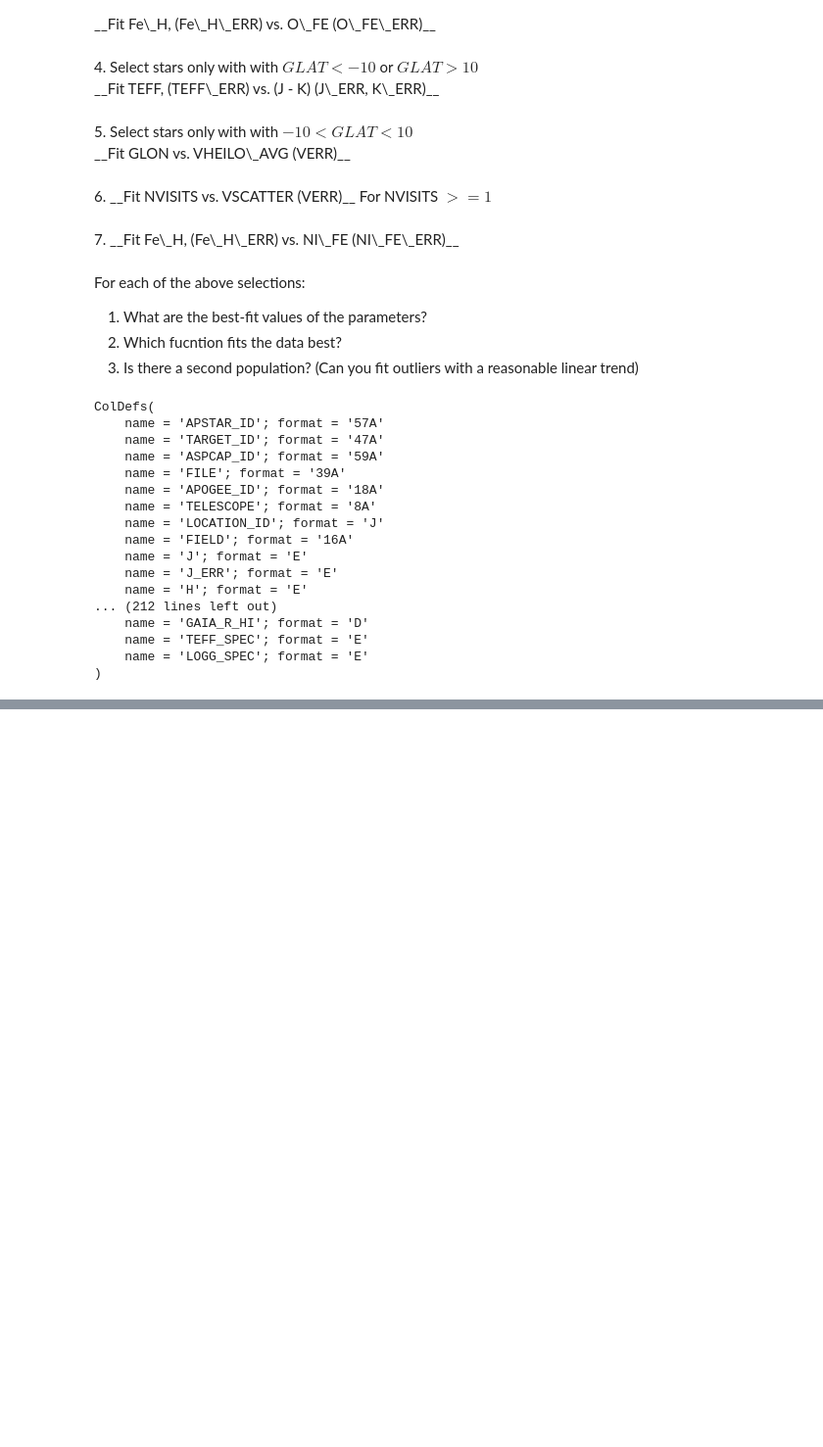
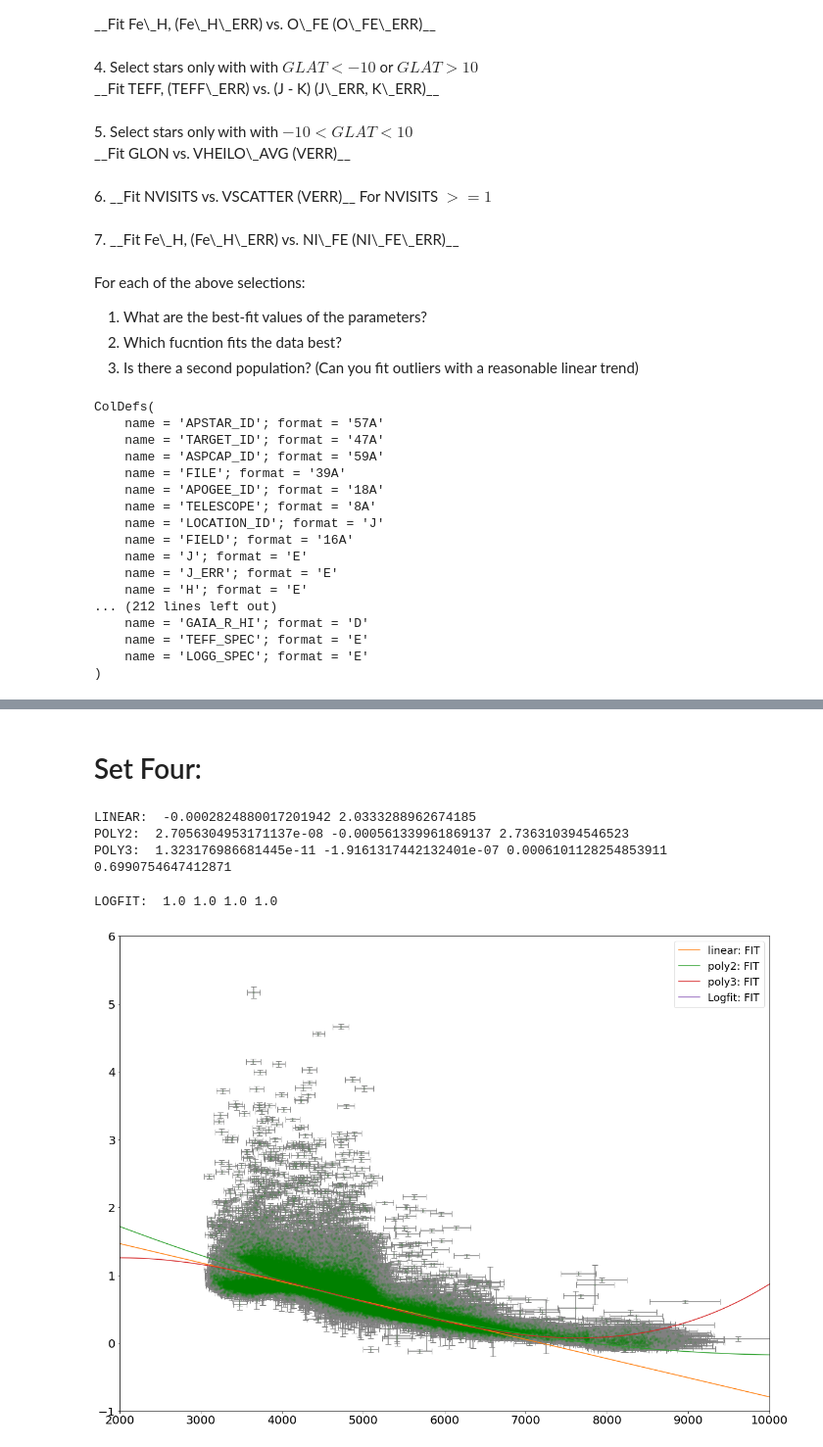
Before and after one commit to Firsttimecoding/Github-PHYS20323, a Jupyter notebook: homework/Week11_HWb.ipynb, the cells around one changed output, grey strips where cells are left out. Shown at 98% size. Saved outputs shown, nothing was run; the diff lists cells and outputs as text; code cells hidden in the pictures; blank space fills up the shorter version.

```diff
--- a/homework/Week11_HWb.ipynb
+++ b/homework/Week11_HWb.ipynb
@@ -314,0 +403,80 @@ LOGFIT:  3.173854545711559 0.003613912184213251 -7.459944546136172 -4.7612370169
+# %% [markdown]
+# Set Four:
+# %%
+## create combined error for J - K:
+
+JK = star['J'] - star['K']
+JK_ERR = np.sqrt(np.abs(star['J_ERR']**2 + star['K_ERR']**2))
+
+# Make a Boolena Mask to remove bad data - AND ANY OTHER NEEDED CUTS
+ct5 = (np.bitwise_and(star['aspcapflag'], badbits) == 0) &\
+      (np.bitwise_and(star['starflag'], suspectbits) == 0) &\
+      (star['TEFF'] > 2500) & (JK < 1000) &\
+      (JK_ERR < 5) &\
+      ((star['GLAT'] < -10) | (star['GLAT'] > 10))
+
+
+cut5 = np.where(ct5)[0]
+
+## create figures
+
+fig_5 = plt.figure(figsize=(20,15)) ## figure plot
+ax_5 = fig_5.add_subplot(111)
+
+
+
+## plot the raw data and error bars
+
+ax_5.scatter(star['TEFF'][cut5], JK[cut5],s=10,alpha=0.1,c='g')
+ax_5.errorbar(star['TEFF'][cut5], JK[cut5], xerr=(star['TEFF_ERR'][cut5]), yerr=(JK_ERR[cut5]), ecolor='grey',fmt='none', capsize=5, zorder=0)
+
+ax_5.xaxis.set_tick_params(labelsize=20)
+ax_5.yaxis.set_tick_params(labelsize=20)
+
+## Linear Fit:
+
+slope_4, intercept_4 = mcFit2(linear, star['TEFF'][cut5], JK[cut5], JK_ERR[cut5], star['TEFF_ERR'][cut5])
+print("LINEAR: ",slope_4, intercept_4)
+
+## Polynomial degree 2 Fit:
+
+param4_1_1, param4_2_1, param4_3_1 = mcFit3(poly2, star['TEFF'][cut5], JK[cut5], JK_ERR[cut5], star['TEFF_ERR'][cut5])
+print("POLY2: ", param4_1_1, param4_2_1, param4_3_1)
+
+## Polynomial degree 3 Fit:
+
+param4_1_2, param4_2_2, param4_3_2, param4_4_2 = mcFit4(poly3, star['TEFF'][cut5], JK[cut5], JK_ERR[cut5], star['TEFF_ERR'][cut5])
+print("POLY3: ", param4_1_2, param4_2_2, param4_3_2, param4_4_2)
+
+## Log Fit:
+
+param4_1_3, param4_2_3, param4_3_3, param4_4_3 = mcFit4(logfit, star['TEFF'][cut5], JK[cut5], JK_ERR[cut5], star['TEFF'][cut5])
+print("LOGFIT: ", param4_1_3, param4_2_3, param4_3_3, param4_4_3)
+
+# PLOT FITS
+x_plot_4 = np.linspace(0,10000,1000) # X-PLOTING FOR FITS
+#linear fit:
+ax_5.plot(x_plot,linear(x_plot, slope_4, intercept_4), label='linear: FIT')
+#poly2 fit:
+ax_5.plot(x_plot,poly2(x_plot, param4_1_1, param4_2_1, param4_3_1), label='poly2: FIT')
+#poly3 fit:
+ax_5.plot(x_plot,poly3(x_plot, param4_1_2, param4_2_2, param4_3_2, param4_4_2), label='poly3: FIT')
+
+#ax_5.plot(x_plot,exponential(x_plot, 3500, -130, 500000, 1.5), label='Exponential: Guess')
+
+
+#Log fit:
+ax_5.plot(x_plot,logfit(x_plot, param4_1_3, param4_2_3, param4_3_3, param4_4_3), label='Logfit: FIT')
+
+
+ax_5.set_xlim(2000,10000)
+ax_5.set_ylim(-1, 6)
+
+plt.legend(loc='best', fontsize=18)
+plt.show()
+# %% [output]
+LINEAR:  -0.0002824880017201942 2.0333288962674185
+POLY2:  2.7056304953171137e-08 -0.000561339961869137 2.736310394546523
+POLY3:  1.323176986681445e-11 -1.9161317442132401e-07 0.0006101128254853911 0.6990754647412871
+LOGFIT:  1.0 1.0 1.0 1.0
+[figure, added]
```
Also changed, not shown: parts of 18 cells of this notebook.
